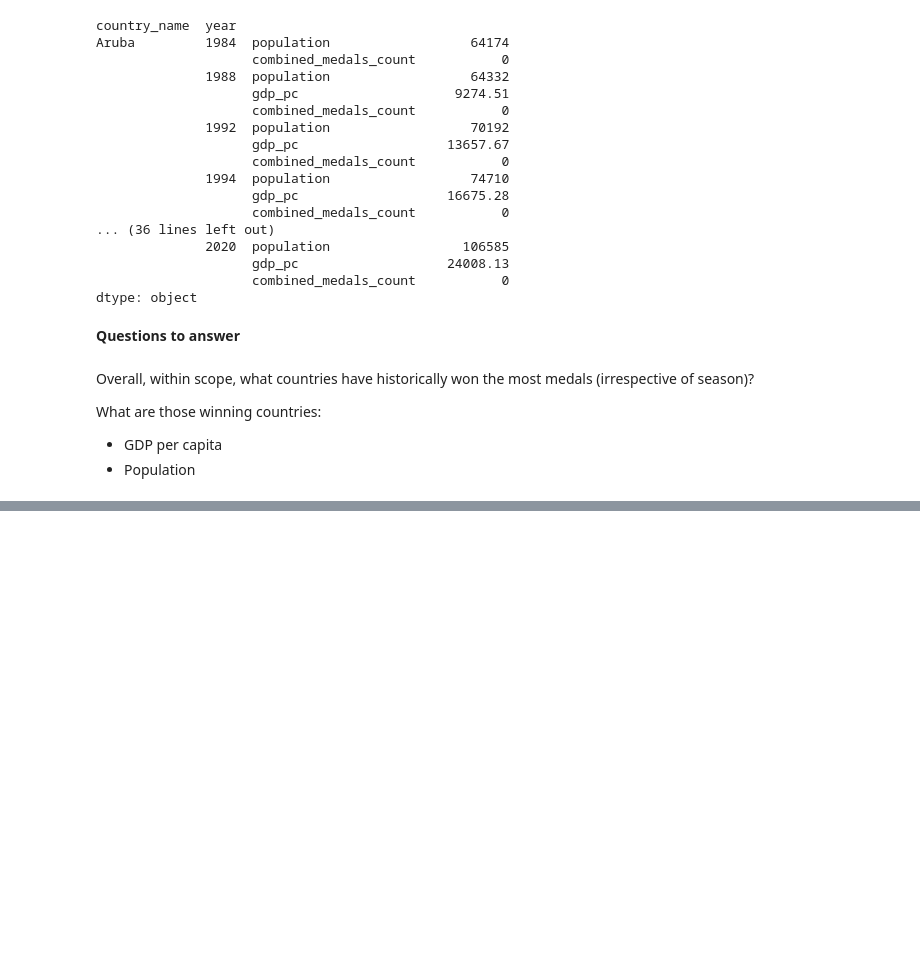
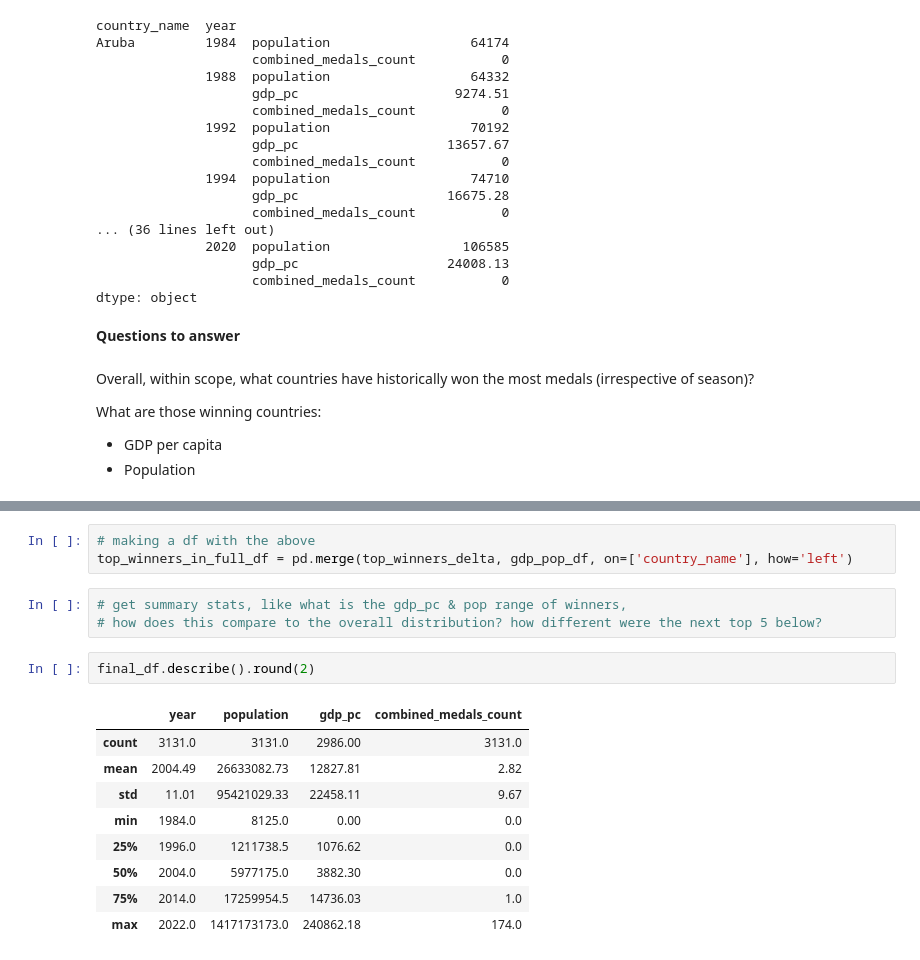
Before and after one commit to Mailysjaffret/Project1---Ironhack, a Jupyter notebook: notebooks/GDP.ipynb, the cells around one changed output, grey strips where cells are left out. Saved outputs shown, nothing was run; the diff lists cells and outputs as text; blank space fills up the shorter version.

```diff
--- a/notebooks/GDP.ipynb
+++ b/notebooks/GDP.ipynb
@@ -753,0 +926,18 @@ What are those winning countries:
+# %%
+# making a df with the above
+top_winners_in_full_df = pd.merge(top_winners_delta, gdp_pop_df, on=['country_name'], how='left')
+# %%
+# get summary stats, like what is the gdp_pc & pop range of winners,
+# how does this compare to the overall distribution? how different were the next top 5 below?
+# %%
+final_df.describe().round(2)
+# %% [output]
+|  | year | population | gdp_pc | combined_medals_count |
+| count | 3131.0 | 3131.0 | 2986.00 | 3131.0 |
+| mean | 2004.49 | 26633082.73 | 12827.81 | 2.82 |
+| std | 11.01 | 95421029.33 | 22458.11 | 9.67 |
+| min | 1984.0 | 8125.0 | 0.00 | 0.0 |
+| 25% | 1996.0 | 1211738.5 | 1076.62 | 0.0 |
+| 50% | 2004.0 | 5977175.0 | 3882.30 | 0.0 |
+| 75% | 2014.0 | 17259954.5 | 14736.03 | 1.0 |
+| max | 2022.0 | 1417173173.0 | 240862.18 | 174.0 |
```
Also changed, not shown: parts of 28 cells of this notebook, 2 other files.
